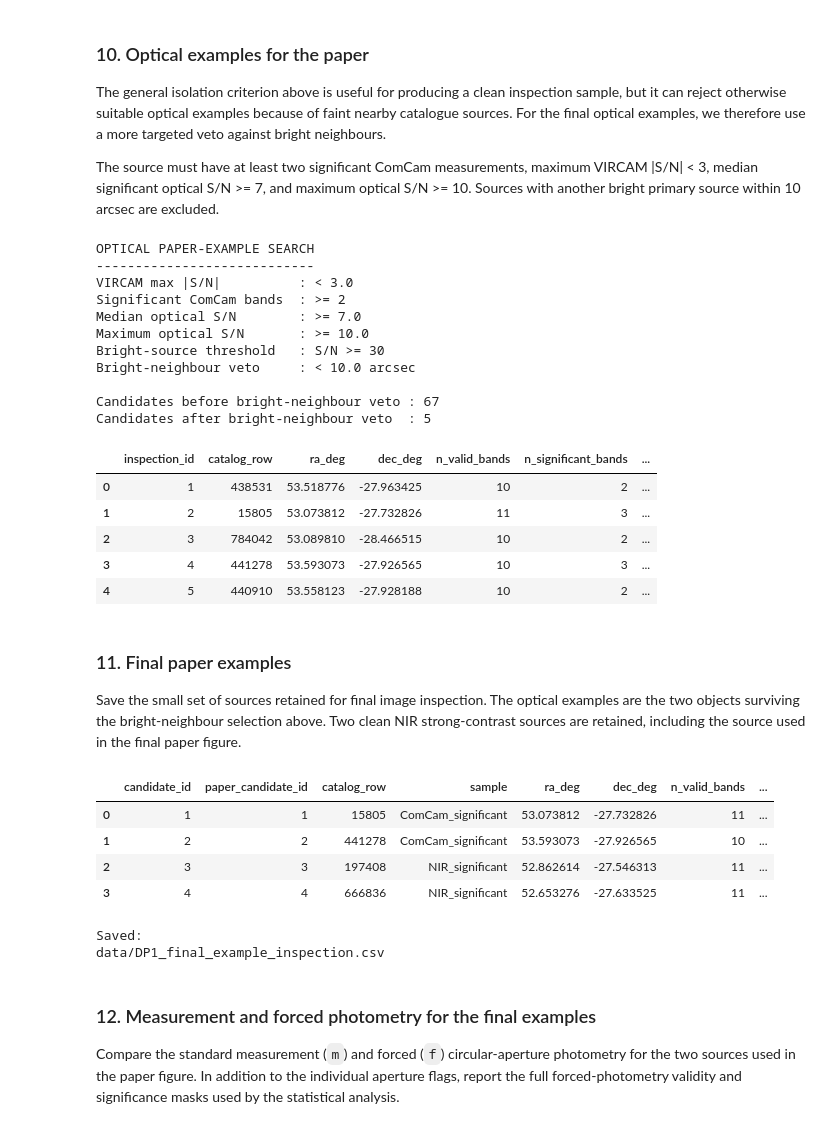
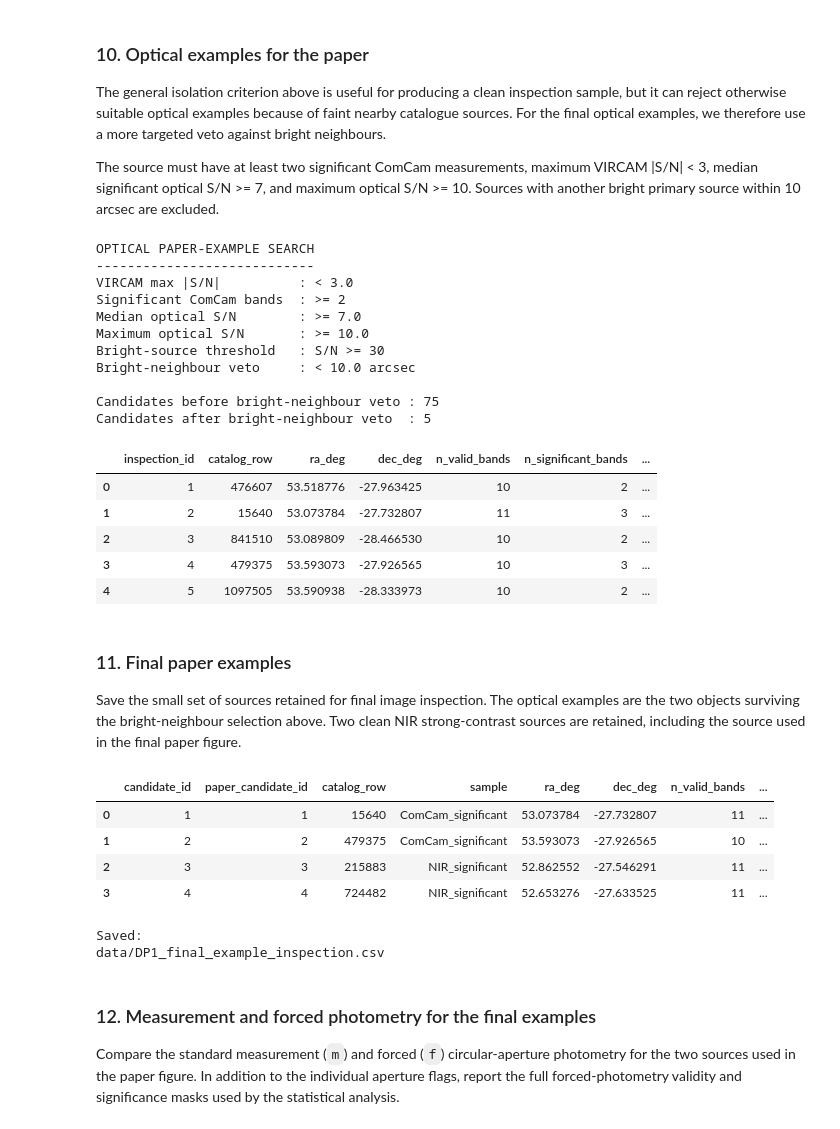
Before and after one commit to lsst-uk/lsst-ir-fusion, a Jupyter notebook: dmu5/dmu5_DP1/diagnostics/DP1_Source_Statistics.ipynb, the cells around one changed output. Drawn from its saved outputs; the diff is of its cells as text; code cells hidden in the pictures.

```diff
--- a/dmu5/dmu5_DP1/diagnostics/DP1_Source_Statistics.ipynb
+++ b/dmu5/dmu5_DP1/diagnostics/DP1_Source_Statistics.ipynb
@@ -25,7 +25,7 @@ from astropy.table import Table
 DATA_DIR = Path("../data")
 
 FINAL_REDUCED_CATALOGUE = (
-    DATA_DIR / "full_reduced_cat_DP1_20260902.fits"
+    DATA_DIR / "full_reduced_cat_DP1_20260921.fits"
 )
 
 OUT_DIR = Path("data")
@@ -2296,14 +2296,14 @@ Maximum optical S/N       : >= 10.0
 Bright-source threshold   : S/N >= 30
 Bright-neighbour veto     : < 10.0 arcsec
 
-Candidates before bright-neighbour veto : 67
+Candidates before bright-neighbour veto : 75
 Candidates after bright-neighbour veto  : 5
 |  | inspection_id | catalog_row | ra_deg | dec_deg | n_valid_bands | n_significant_bands | ... |
-| 0 | 1 | 438531 | 53.518776 | -27.963425 | 10 | 2 | ... |
-| 1 | 2 | 15805 | 53.073812 | -27.732826 | 11 | 3 | ... |
-| 2 | 3 | 784042 | 53.089810 | -28.466515 | 10 | 2 | ... |
-| 3 | 4 | 441278 | 53.593073 | -27.926565 | 10 | 3 | ... |
-| 4 | 5 | 440910 | 53.558123 | -27.928188 | 10 | 2 | ... |
+| 0 | 1 | 476607 | 53.518776 | -27.963425 | 10 | 2 | ... |
+| 1 | 2 | 15640 | 53.073784 | -27.732807 | 11 | 3 | ... |
+| 2 | 3 | 841510 | 53.089809 | -28.466530 | 10 | 2 | ... |
+| 3 | 4 | 479375 | 53.593073 | -27.926565 | 10 | 3 | ... |
+| 4 | 5 | 1097505 | 53.590938 | -28.333973 | 10 | 2 | ... |
 # %% [markdown]
 ### 11. Final paper examples
 
@@ -2317,13 +2317,13 @@ including the source used in the final paper figure.
 # ============================================================
 
 FINAL_OPTICAL_ROWS = [
-    15805,
-    441278,
+    15640,
+    479375,
 ]
 
 FINAL_NIR_ROWS = [
-    666836,
-    197408,
+    724482,
+    215883,
 ]
 
 
@@ -2474,37 +2474,37 @@ example_candidates = (
 )
 
 
 # ------------------------------------------------------------
 # Save
 # ------------------------------------------------------------
 
 FINAL_EXAMPLE_FILE = (
     OUT_DIR
     / "DP1_final_example_inspection.csv"
 )
 
 
 example_candidates.to_csv(
     FINAL_EXAMPLE_FILE,
     index=False,
 )
 
 
 display(
     example_candidates[
         first_columns
     ]
 )
 
 
 print("\nSaved:")
 print(FINAL_EXAMPLE_FILE)
 # %% [output]
 |  | candidate_id | paper_candidate_id | catalog_row | sample | ra_deg | dec_deg | n_valid_bands | ... |
-| 0 | 1 | 1 | 15805 | ComCam_significant | 53.073812 | -27.732826 | 11 | ... |
-| 1 | 2 | 2 | 441278 | ComCam_significant | 53.593073 | -27.926565 | 10 | ... |
-| 2 | 3 | 3 | 197408 | NIR_significant | 52.862614 | -27.546313 | 11 | ... |
-| 3 | 4 | 4 | 666836 | NIR_significant | 52.653276 | -27.633525 | 11 | ... |
+| 0 | 1 | 1 | 15640 | ComCam_significant | 53.073784 | -27.732807 | 11 | ... |
+| 1 | 2 | 2 | 479375 | ComCam_significant | 53.593073 | -27.926565 | 10 | ... |
+| 2 | 3 | 3 | 215883 | NIR_significant | 52.862552 | -27.546291 | 11 | ... |
+| 3 | 4 | 4 | 724482 | NIR_significant | 52.653276 | -27.633525 | 11 | ... |
 Saved:
 data/DP1_final_example_inspection.csv
 # %% [markdown]
```
Also changed, not shown: parts of 16 cells of this notebook.
